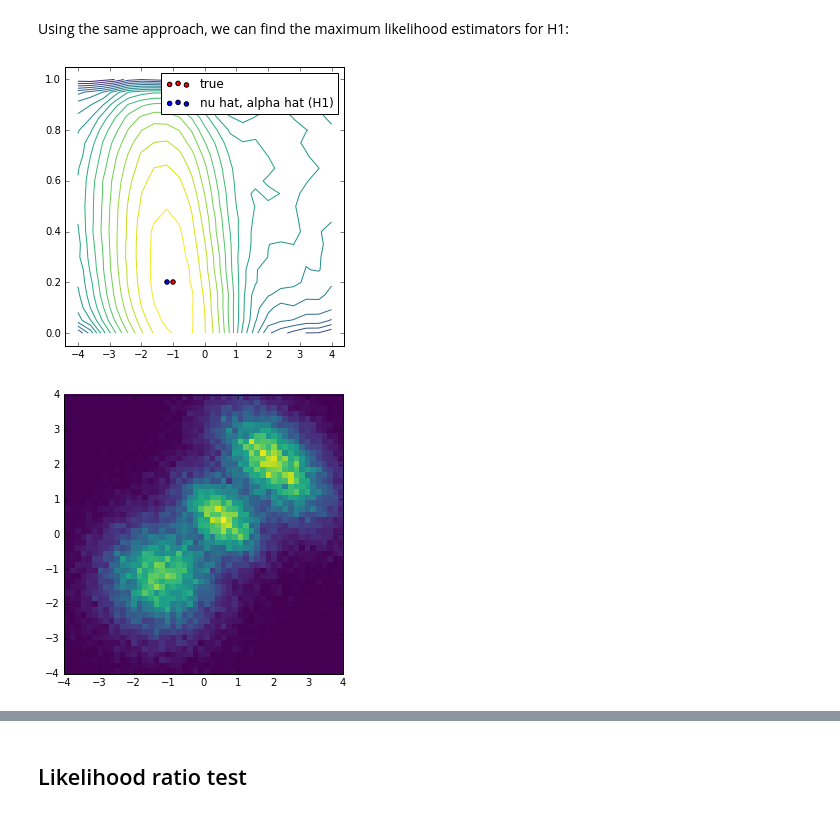
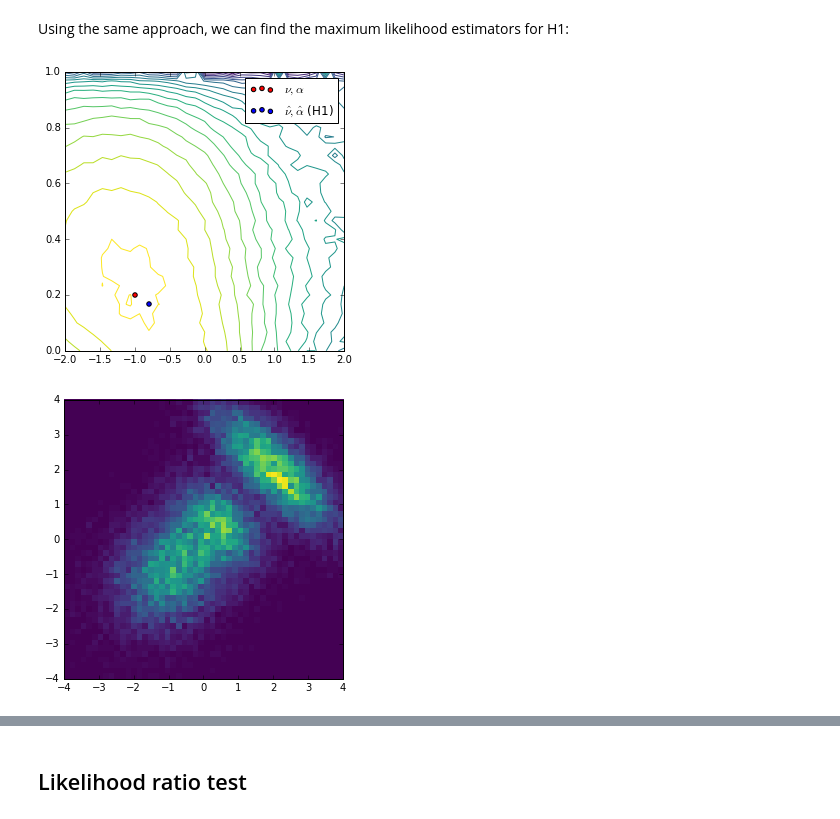
Before and after one commit to glouppe/carl, a Jupyter notebook: examples/Generalized likelihood ratio tests.ipynb, the cells around one changed output, grey strips where cells are left out. Saved outputs shown, nothing was run; the diff lists cells and outputs as text; code cells hidden in the pictures.

```diff
--- a/examples/Generalized likelihood ratio tests.ipynb
+++ b/examples/Generalized likelihood ratio tests.ipynb
@@ -187,15 +190,16 @@ def scan(f, params):
 # %%
 # Likelihood scan
 nu_range = np.linspace(nu_bounds[0], nu_bounds[1], num=51)
-grid, values = scan(lambda d: objective(X_true, clf, mapping, p_H0, u, d),
-                    {nu: nu_range})
+grid, values, _ = scan(lambda d: objective(X_true, clf, mapping, p_H0, u, d),
+                       {nu: nu_range})
+
+def argmax(array):
+    array = array.copy()
+    m = ~np.isfinite(array)
+    array[m] = -np.inf
+    return np.argmax(array)
+
+i = argmax(values)
+nu_hat_H0 = grid[nu][i]
-# %%
-def argmax(array):
-    array = array.copy()
-    m = ~np.isfinite(array)
-    array[m] = -np.inf
-    return np.argmax(array)
-
-nu_hat_H0 = grid[nu][argmax(values)]
 # %%
 plt.plot(grid[nu], values)
@@ -223,7 +227,7 @@ u = MultivariateNormal(mu=np.array([0., 0.]), sigma=10 * np.eye(2))
 X, y, mapping = build_Xy(p_H1, u,
                          params={nu: np.linspace(nu_bounds[0], nu_bounds[1], num=10),
                                  alpha: np.linspace(alpha_bounds[0], alpha_bounds[1], num=10)},
-                         n_samples=200000)
+                         n_samples=100000)
 
 clf = make_pipeline(
     StandardScaler(),
@@ -231,33 +235,35 @@ clf = make_pipeline(
                                activation="tanh")))
 clf = clf.fit(X, y)
 # %%
-nu_range = np.linspace(nu_bounds[0], nu_bounds[1], num=21)
-alpha_range = np.linspace(alpha_bounds[0], alpha_bounds[1], num=21)
-grid, values = scan(lambda d: objective(X_true, clf, mapping, p_H1, u, d),
-                    {nu: nu_range,
-                     alpha: alpha_range})
+nu_range = np.linspace(nu_bounds[0], nu_bounds[1], num=31)
+alpha_range = np.linspace(alpha_bounds[0], alpha_bounds[1], num=31)
+grid, values, order = scan(lambda d: objective(X_true, clf, mapping, p_H1, u, d),
+                           {nu: nu_range,
+                            alpha: alpha_range})
 # %%
 i = argmax(values)
 nu_hat_H1 = grid[nu][i]
 alpha_hat_H1 = grid[alpha][i]
 
 x = grid[nu].reshape(len(nu_range), len(alpha_range))   # FIXME: guarantee the correct order
 y = grid[alpha].reshape(len(nu_range), len(alpha_range))
 z = values.reshape(len(nu_range), len(alpha_range))
 
 plt.contour(x, y, z, 20)
-plt.scatter([nu_true], [alpha_true], label="true", c="r", marker="o")
-plt.scatter([nu_hat_H1], [alpha_hat_H1], label="nu hat, alpha hat (H1)", c="b", marker="o")
+plt.scatter([nu_true], [alpha_true], label=r"$\nu,\alpha$", c="r", marker="o")
+plt.scatter([nu_hat_H1], [alpha_hat_H1], label=r"$\hat\nu,\hat\alpha$ (H1)", c="b", marker="o")
+plt.xlim(nu_bounds[0], nu_bounds[1])
+plt.ylim(alpha_bounds[0], alpha_bounds[1])
 plt.legend()
 plt.show()
 # %% [output]
-[figure, old version]
+[figure, new version]
 # %%
 nu.set_value(nu_hat_H1)
 alpha.set_value(alpha_hat_H1)
-plot_data(p_H1.rvs(50000))  # Best fit under H1 of X_true
+plot_data(p_H1.rvs(25000))  # Best fit under H1 of X_true
 # %% [output]
-[figure, old version]
+[figure, new version]
 # %%
 nu_hat_H1, alpha_hat_H1
 # %% [output]
```
Also changed, not shown: parts of 11 cells of this notebook.
